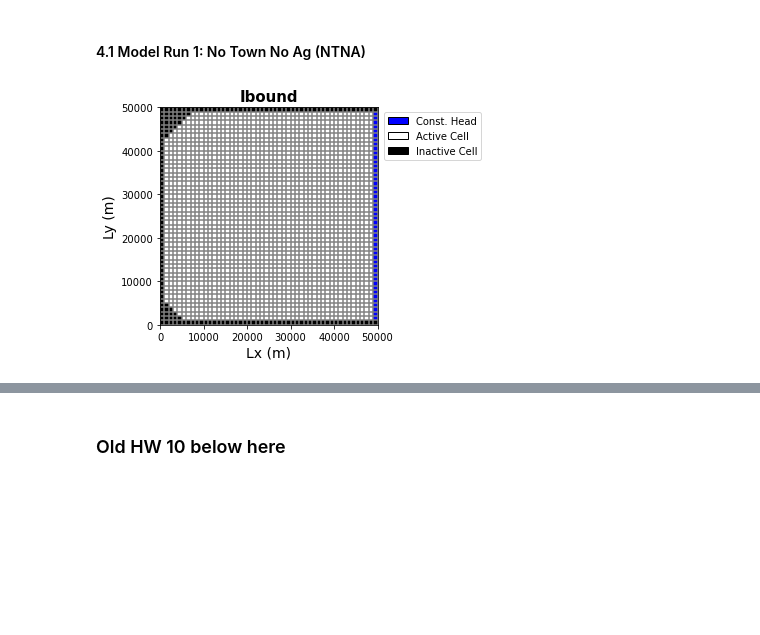
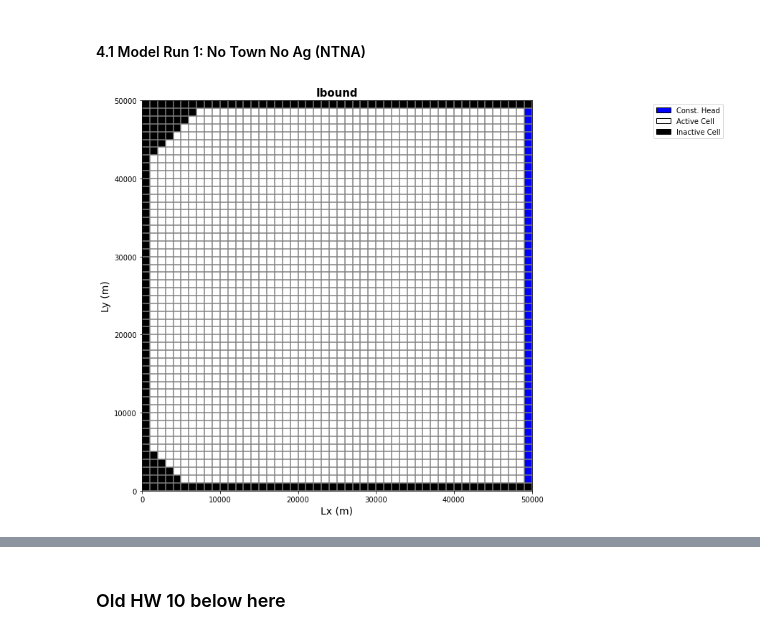
Before and after one commit to GW-modelling-Spring2022/homework-akahler03, a Jupyter notebook: Working/HW12_WatershedModel/HW12_restart_HW10.ipynb, the cells around one changed output, grey strips where cells are left out. Saved outputs shown, nothing was run; the diff lists cells and outputs as text; code cells hidden in the pictures; blank space fills up the shorter version.

```diff
--- a/Working/HW12_WatershedModel/HW12_restart_HW10.ipynb
+++ b/Working/HW12_WatershedModel/HW12_restart_HW10.ipynb
@@ -190,6 +190,7 @@ bas = flopy.modflow.ModflowBas(m1, ibound=ibound, strt=H_init)
 #------------------------------------------------------
 #Model Map
 #plot grid and ibound
+plt.figure(figsize = (10,10))
 modelmap = flopy.plot.PlotMapView(model=m1, layer=1)
 grid = modelmap.plot_grid()
 ib = modelmap.plot_ibound()
@@ -210,34 +211,34 @@ lpf = flopy.modflow.ModflowLpf(m1, laytyp=uncnf, hk=Kh,
                                sy=Sy,storagecoefficient=True, ipakcb=53)
 
 #Recharge
 rech_zone = np.zeros((nrow,ncol))               #define an array of zeros of dim (nrow,ncol)
 rech_zone=rech_zone+recharge
 rch = flopy.modflow.mfrch.ModflowRch(model=m1, rech=rech_zone, ipakcb=53)     #create rch object
 
 #Well
 #well_loc = (0,well_row,well_col) #Well loc should be layer, row, column
 #well_1 = [i for i in well_loc] + [pumping]
 #print(well_1)
 #print("Well 1 [layer, row, column, flux]: \n", well_1)
 #wel_spd = {0: [well_1]} #putting the well in the bottom layer
 #wel = flopy.modflow.ModflowWel(model=m1, stress_period_data=wel_spd)
 
 #Output control - OC
 spd = {(0,0):['print head', 'print budget', 'save head', 'save budget']} #create a dictionary for stress period data, where key (0,0) is associated with value ['print...']
 oc = flopy.modflow.ModflowOc(model=m1, stress_period_data=spd, compact=True)
 
 #Numerical solver - pcg
 pcg = flopy.modflow.ModflowPcg(model=m1)
 
 #write the inputs
 m1.write_input()
 
 #Run the model
 success, mfoutput = m1.run_model(pause=False, report=True)
 if not success:
     raise Exception('MODFLOW did not terminate normally.')
 # %% [output]
-[figure, old version]
+[figure, new version]
 FloPy is using the following executable to run the model: C:/Users/tento/Documents/GW_Modeling/homework-akahler03/Working/mf2005.exe
 
                                   MODFLOW-2005
```
Also changed, not shown: parts of 1 cell of this notebook.
